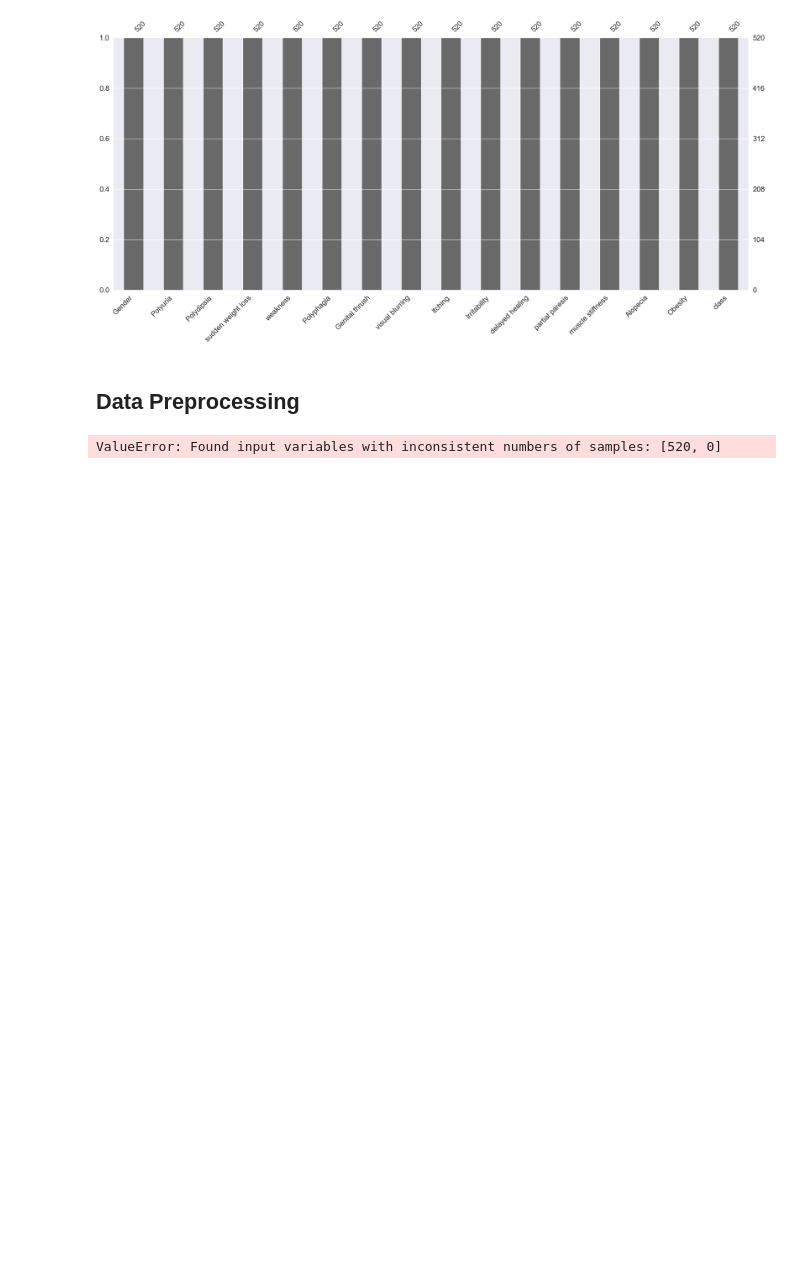
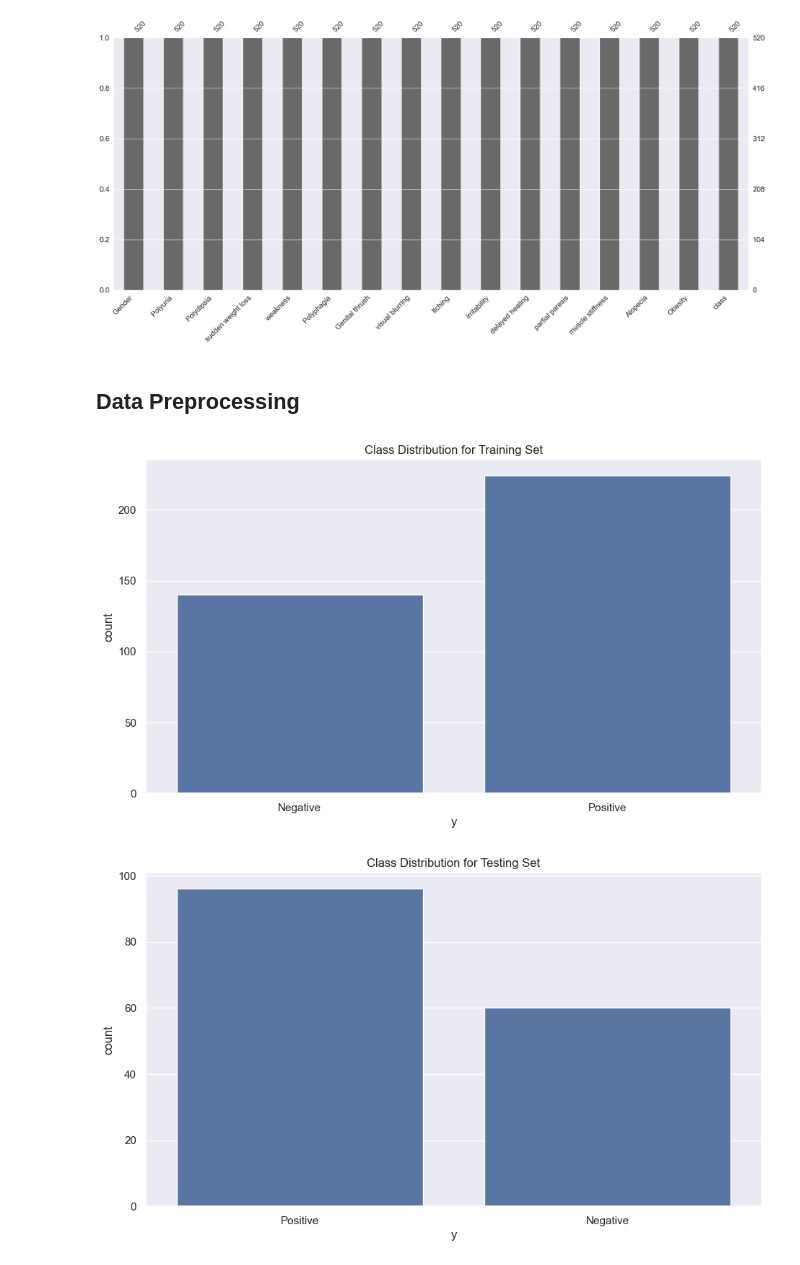
Before and after one commit to waiee/Data-Science--Revision-Gallery-, a Jupyter notebook: Data Mining/Tutorial 6/Lab6_1191103225_TT1L.ipynb, the cells around one changed output. Saved outputs shown, nothing was run; the diff lists cells and outputs as text; code cells hidden in the pictures; blank space fills up the shorter version.

Commit message:
train

```diff
--- a/Data Mining/Tutorial 6/Lab6_1191103225_TT1L.ipynb
+++ b/Data Mining/Tutorial 6/Lab6_1191103225_TT1L.ipynb
@@ -139,9 +139,31 @@ from sklearn import preprocessing
 from sklearn.model_selection import train_test_split
 
 df_pp = df.copy()
-X = df_pp.loc[:, df_pp.columns != 'y']
-y = df_pp.loc[:, df_pp.columns == 'y']
-X_train, X_test, y_train, y_test = train_test_split(X, y.values.ravel(), test_size=0.3, random_state=0, stratify=y)
-#use stratification to ensure each class sampled as testing set
+
+# Check if 'class' column exists and is not empty
+target_column = 'class'
+if target_column in df_pp.columns and not df_pp[target_column].empty:
+    X = df_pp.loc[:, df_pp.columns != target_column]
+    y = df_pp.loc[:, df_pp.columns == target_column]
+
+    # Check for missing values in 'class'
+    if y.isnull().values.any():
+        print("There are missing values in the 'class' column.")
+    else:
+        X_train, X_test, y_train, y_test = train_test_split(X, y.values.ravel(), test_size=0.3, random_state=0, stratify=y)
+        # use stratification to ensure each class is sampled as the testing set
+else:
+    print("The 'class' column is missing or empty in the DataFrame.")
-# %% [output]
-ValueError: Found input variables with inconsistent numbers of samples: [520, 0]
+# %%
+#visualize classes after splitting
+plt.figure()
+sns.countplot(x='y', data = pd.DataFrame({'y':y_train}))
+plt.title('Class Distribution for Training Set')
+plt.show()
+plt.figure()
+sns.countplot(x='y', data = pd.DataFrame({'y':y_test}))
+plt.title('Class Distribution for Testing Set')
+plt.show()
+# %% [output]
+[figure, added]
+[figure, added]
```
